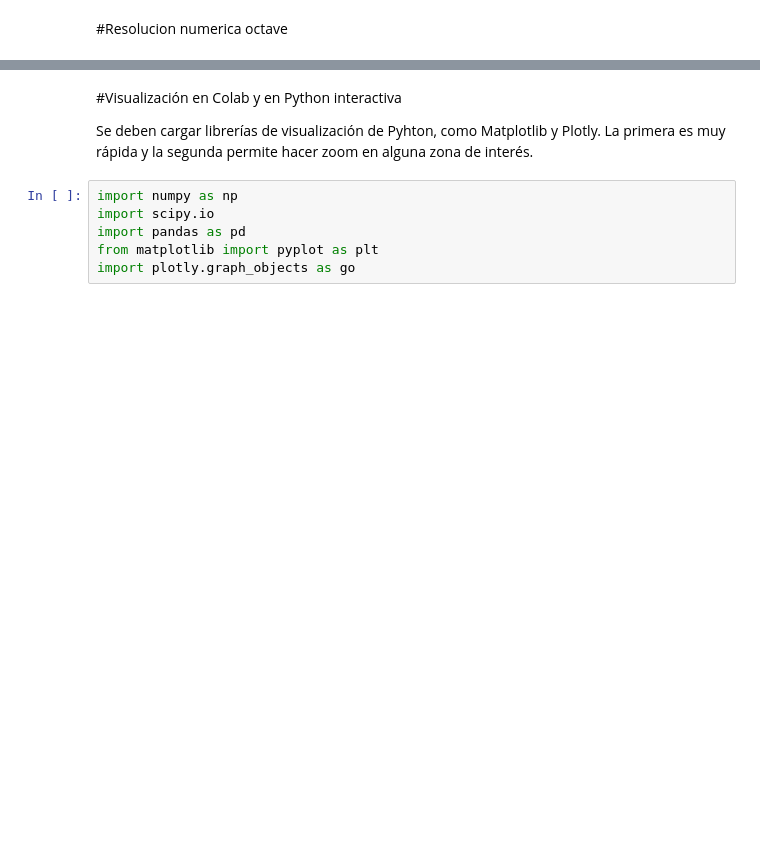
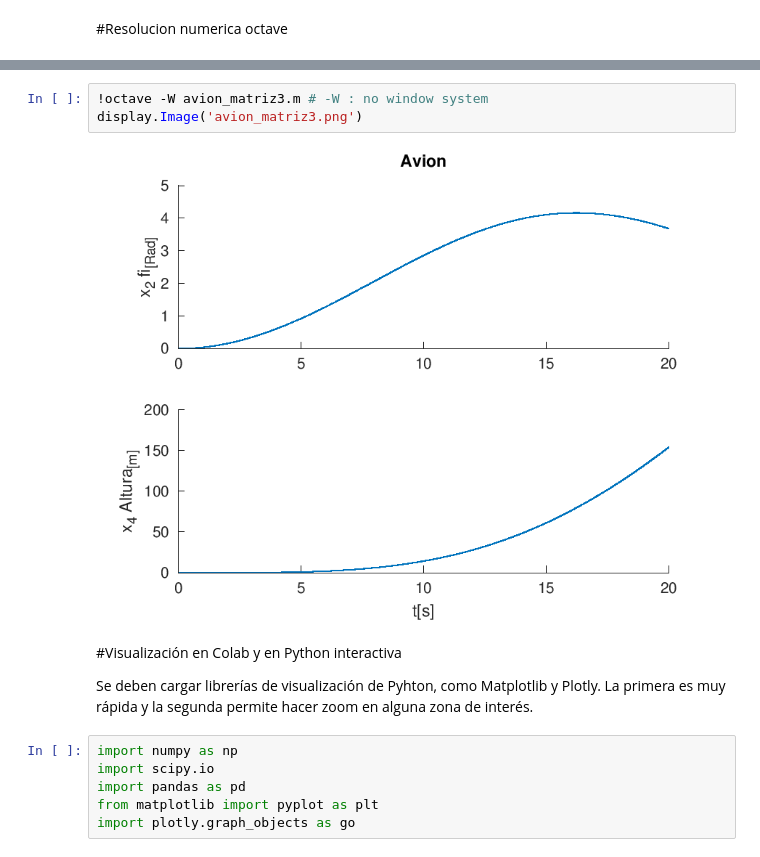
Before and after one commit to lkamimura/SimulacionDinamica, a Jupyter notebook: Clase2.ipynb, the cells around one changed output, grey strips where cells are left out. Saved outputs shown, nothing was run; the diff lists cells and outputs as text; blank space fills up the shorter version.

```diff
--- a/Clase2.ipynb
+++ b/Clase2.ipynb
@@ -155,3 +211,8 @@ display.Image('avion_matriz.png')
+# %%
+!octave -W avion_matriz3.m # -W : no window system
+display.Image('avion_matriz3.png')
+# %% [output]
+[figure, added]
 # %% [markdown]
 #Visualización en Colab y en Python interactiva
 
```
Also changed, not shown: parts of 6 cells of this notebook.
